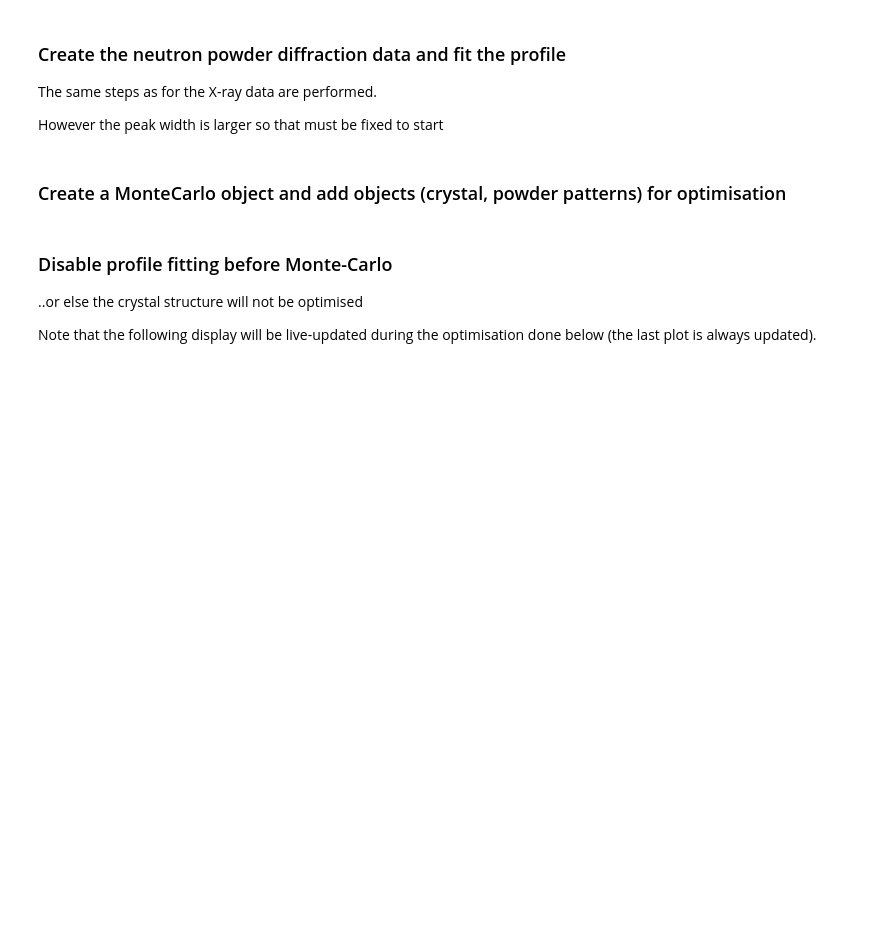
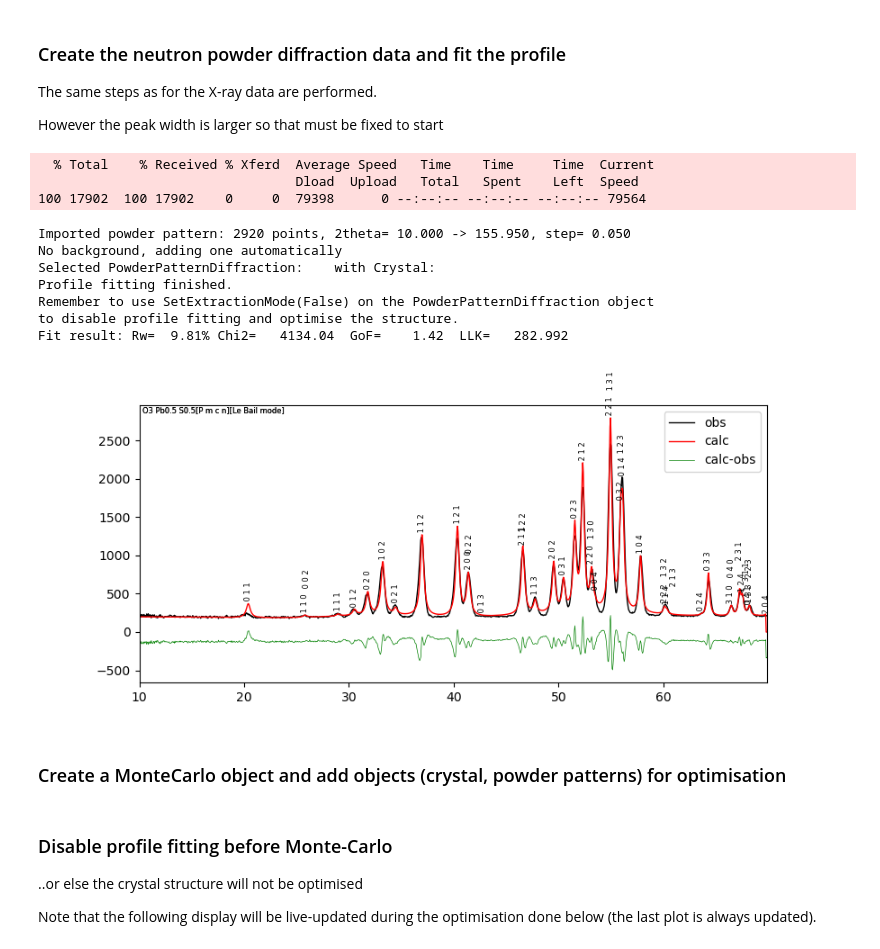
Before and after one commit to diffpy/pyobjcryst, a Jupyter notebook: examples/structure-solution-powder-pbso4.ipynb, the cells around one changed output. Cells and saved outputs as stored; diff of their text form; code cells hidden in the pictures; blank space fills up the shorter version.

```diff
--- a/examples/structure-solution-powder-pbso4.ipynb
+++ b/examples/structure-solution-powder-pbso4.ipynb
@@ -148,30 +227,45 @@ The same steps as for the X-ray data are performed.
 However the peak width is larger so that must be fixed to start
 # %%
 pn = PowderPattern()
-if not os.path.exists("pbso4-n.dat"):
-    os.system("curl -o pbso4-n.dat https://raw.githubusercontent.com/vincefn/objcryst/master/Fox/example/tutorial-pbso4/neutron.dat")
-pn.ImportPowderPatternFullprof("pbso4-n.dat")
+
+n_path = os.path.join(data_dir, "pbso4-n.dat")
+if not os.path.exists(n_path):
+    os.system("curl -o {} https://raw.githubusercontent.com/vincefn/objcryst/master/Fox/example/tutorial-pbso4/neutron.dat".format(n_path))
+pn.ImportPowderPatternFullprof(n_path)
+
 pn.GetRadiation().SetRadiationType(RadiationType.RAD_NEUTRON)
 pn.SetWavelength(1.909)
 pn.SetMaxSinThetaOvLambda(0.3)
 pdiffn = pn.AddPowderPatternDiffraction(c)
 
 #
 pdiffn.GetProfile().GetPar("W").SetValue(0.001)
 
 
 pn.FitScaleFactorForIntegratedRw()
 
 # Plot
 pn.plot(diff=True, fig=None, hkl=True)
 
 # Fit profile - we keep the unit cell fixed as it was already refined
 pn.quick_fit_profile(auto_background=True,plot=True, init_profile=True, cell=False, verbose=True)
 pn.quick_fit_profile(plot=False, init_profile=False, cell=False, asym=True, displ_transl=True,
                      backgd=False, verbose=False)
 
 print("Fit result: Rw=%6.2f%% Chi2=%10.2f  GoF=%8.2f  LLK=%10.3f" %
       (pn.rw * 100, pn.chi2, pn.chi2/pn.GetNbPointUsed(), pn.llk))
+# %% [output]
+  % Total    % Received % Xferd  Average Speed   Time    Time     Time  Current
+                                 Dload  Upload   Total   Spent    Left  Speed
+100 17902  100 17902    0     0  79398      0 --:--:-- --:--:-- --:--:-- 79564
+Imported powder pattern: 2920 points, 2theta= 10.000 -> 155.950, step= 0.050
+No background, adding one automatically
+Selected PowderPatternDiffraction:    with Crystal:
+Profile fitting finished.
+Remember to use SetExtractionMode(False) on the PowderPatternDiffraction object
+to disable profile fitting and optimise the structure.
+Fit result: Rw=  9.81% Chi2=   4134.04  GoF=    1.42  LLK=   282.992
+[figure, added]
 # %% [markdown]
 ### Create a MonteCarlo object and add objects (crystal, powder patterns) for optimisation
 # %%
```
Also changed, not shown: parts of 11 cells of this notebook, 8 other files.
